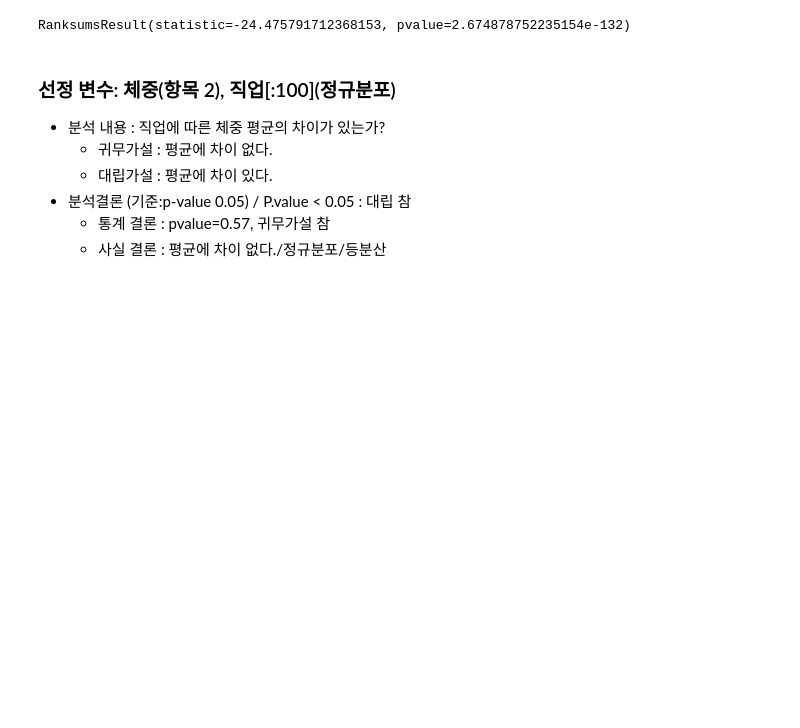
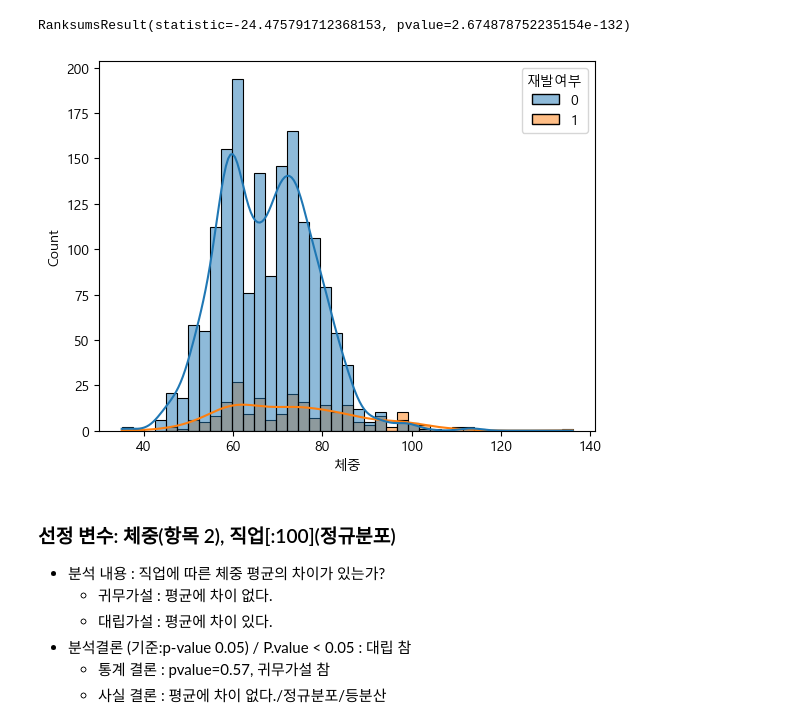
Before and after one commit to GabaeOh/study_data_analytics, a Jupyter notebook: codes/CDA/RecurrenceOfSurgery_CDA_quest.ipynb, the cells around one changed output. Saved outputs shown, nothing was run; the diff lists cells and outputs as text; code cells hidden in the pictures; blank space fills up the shorter version.

```diff
--- a/codes/CDA/RecurrenceOfSurgery_CDA_quest.ipynb
+++ b/codes/CDA/RecurrenceOfSurgery_CDA_quest.ipynb
@@ -166,6 +174,11 @@ df_weight_1[:2]
 stats.ranksums(df_weight_0['재발여부'],df_weight_1['재발여부'] )
 # %% [output]
 RanksumsResult(statistic=-24.475791712368153, pvalue=2.674878752235154e-132)
+# %%
+sns.histplot(data=df_condition, x='체중', kde=True, hue='재발여부')
+plt.show()
+# %% [output]
+[figure, added]
 # %% [markdown]
 ### 선정 변수: 체중(항목 2), 직업\[:100\](정규분포)
 - 분석 내용 : 직업에 따른 체중 평균의 차이가 있는가?
```
Also changed, not shown: parts of 3 cells of this notebook.
